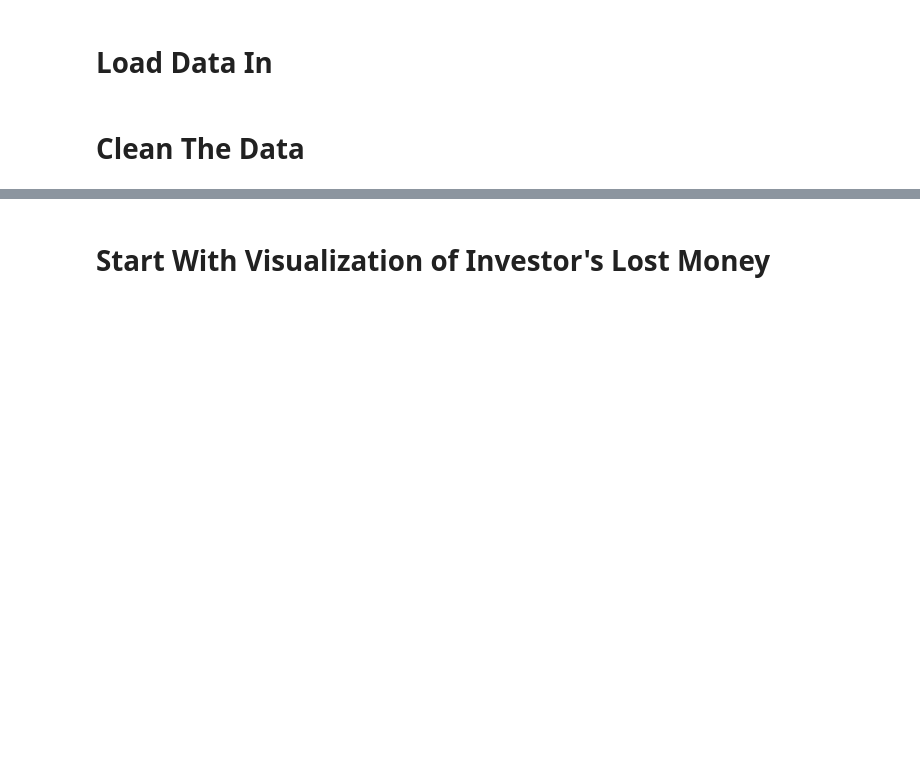
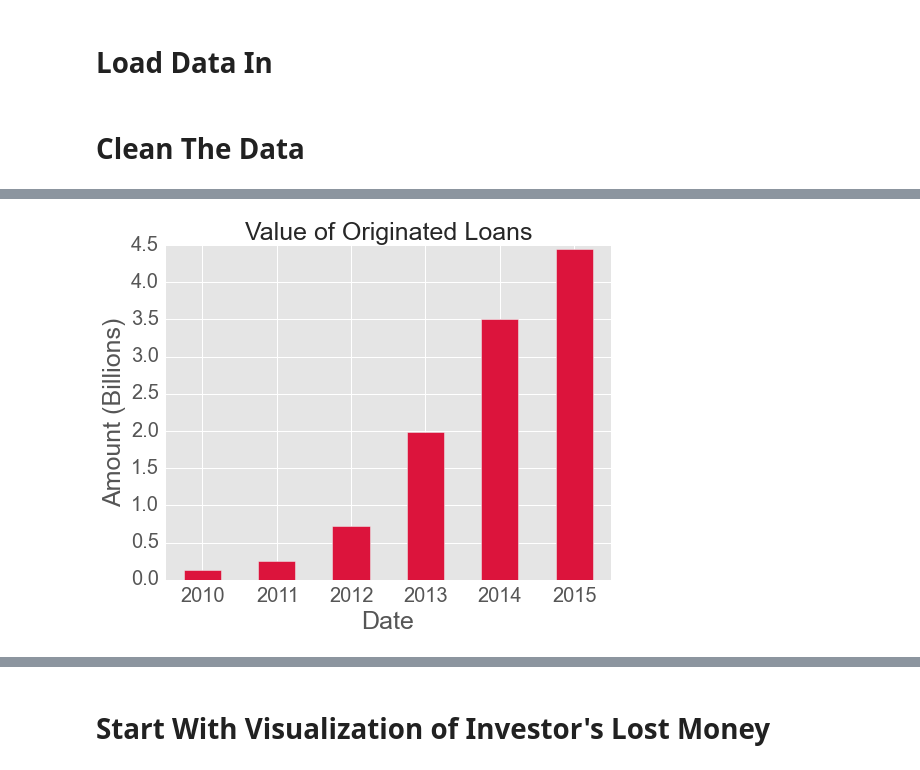
Before and after one commit to aaronf89/CapstoneApp, a Jupyter notebook: Visualizations.ipynb, the cells around one changed output, grey strips where cells are left out. Cells and saved outputs as stored; diff of their text form; code cells hidden in the pictures; blank space fills up the shorter version.

```diff
--- a/Visualizations.ipynb
+++ b/Visualizations.ipynb
@@ -34,0 +65,14 @@ df1=LC.CleanData(df1, Success=Success, Trouble=Trouble)
+# %%
+ax4=(temp[[str(i) for i in range(2010, 2016)]]/10**9).plot(kind='bar', rot=0, color='crimson')
+#(df1.groupby('issue_d').sum().funded_amnt.cumsum()/10**9).plot(kind='line', ax=ax4)
+ax4.set_xlabel('Date')
+ax4.set_ylabel('Amount (Billions)')
+ax4.set_title('Value of Originated Loans')
+ax4.xaxis.label.set_fontsize(25)
+ax4.yaxis.label.set_fontsize(25)
+ax4.title.set_fontsize(25)
+plt.xticks(fontsize=20)
+plt.yticks(fontsize=20)
+savefig('valueofloans.jpg', bbox_inches='tight')
+# %% [output]
+[figure, added]
```
Also changed, not shown: parts of 21 cells of this notebook.
